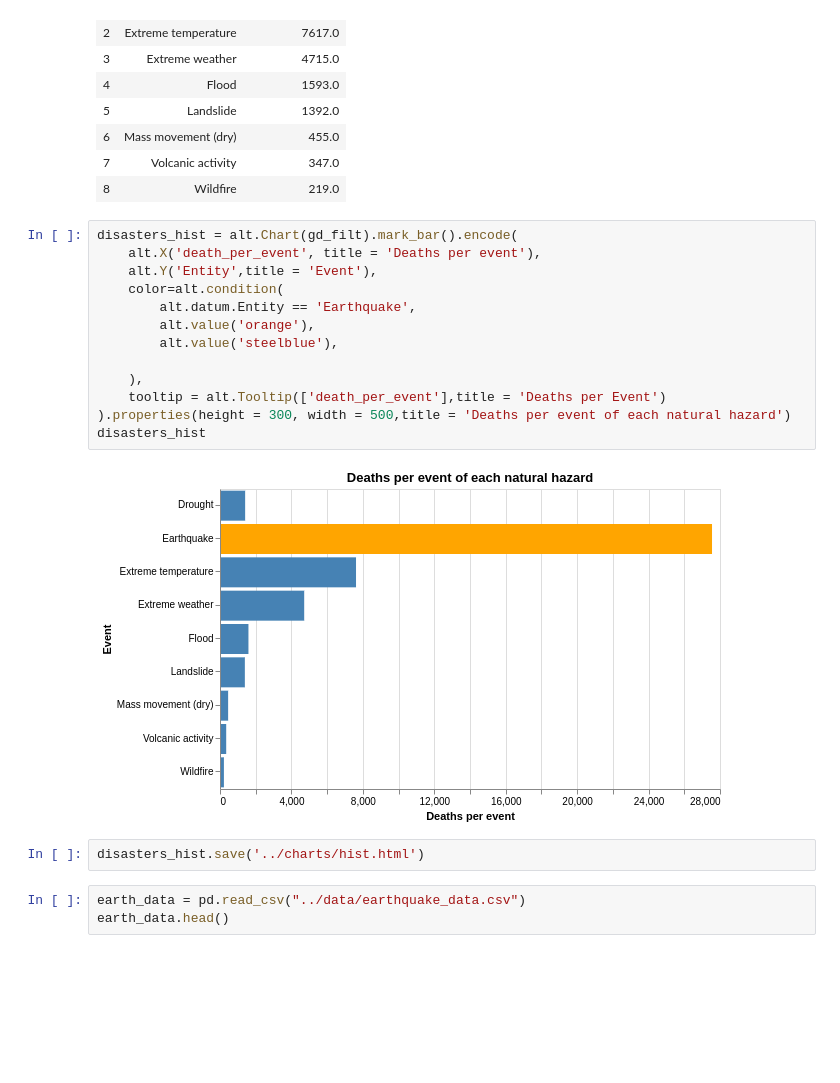
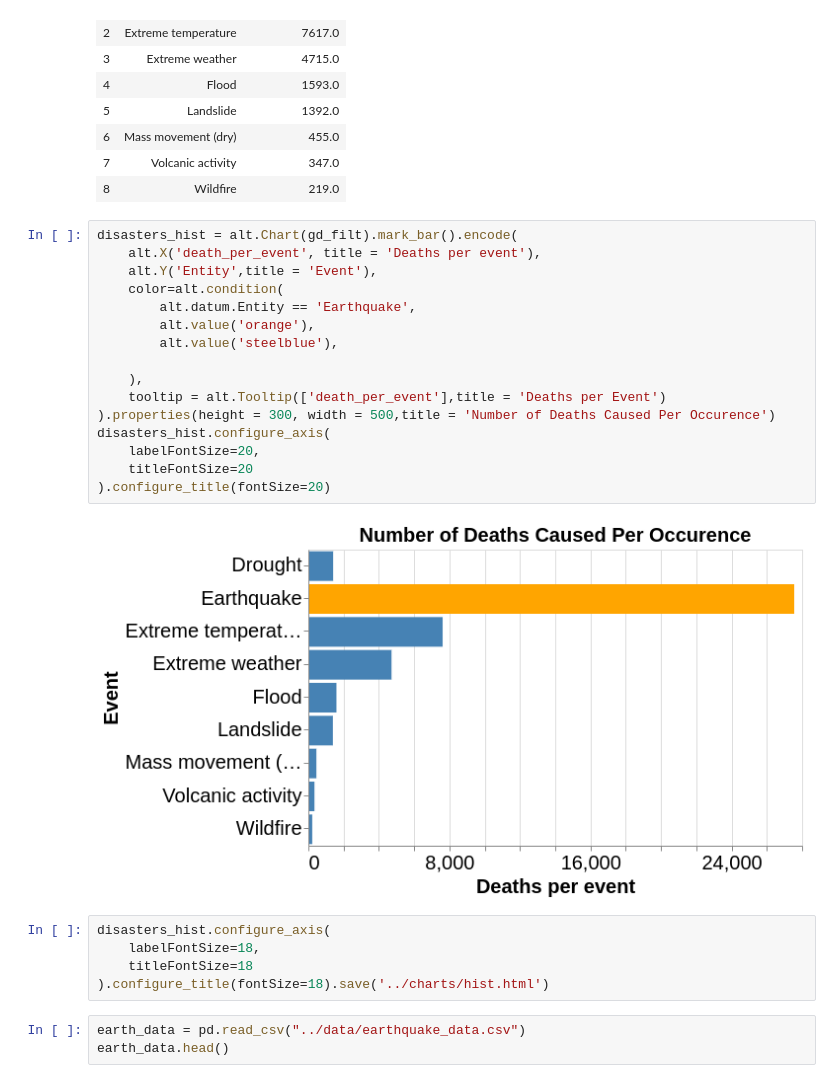
Before and after one commit to UBC-MDS/DSCI_532_group_201_milestone_1, a Jupyter notebook: code/charts_gaur.ipynb, the cells around one changed output. Cells and saved outputs as stored; diff of their text form; blank space fills up the shorter version.

Commit message:
changed font of upper graphs

```diff
--- a/code/charts_gaur.ipynb
+++ b/code/charts_gaur.ipynb
@@ -36,20 +36,26 @@ gd_filt
 # %%
 disasters_hist = alt.Chart(gd_filt).mark_bar().encode(
     alt.X('death_per_event', title = 'Deaths per event'),
     alt.Y('Entity',title = 'Event'),
     color=alt.condition(
         alt.datum.Entity == 'Earthquake',
         alt.value('orange'),
         alt.value('steelblue'),
 
     ),
     tooltip = alt.Tooltip(['death_per_event'],title = 'Deaths per Event')
-).properties(height = 300, width = 500,title = 'Deaths per event of each natural hazard')
-disasters_hist
+).properties(height = 300, width = 500,title = 'Number of Deaths Caused Per Occurence')
+disasters_hist.configure_axis(
+    labelFontSize=20,
+    titleFontSize=20
+).configure_title(fontSize=20)
 # %% [output]
-[figure, old version]
+[figure, new version]
 # %%
-disasters_hist.save('../charts/hist.html')
+disasters_hist.configure_axis(
+    labelFontSize=18,
+    titleFontSize=18
+).configure_title(fontSize=18).save('../charts/hist.html')
 # %%
 earth_data = pd.read_csv("../data/earthquake_data.csv")
 earth_data.head()
```
Also changed, not shown: parts of 5 cells of this notebook, 3 other files.
